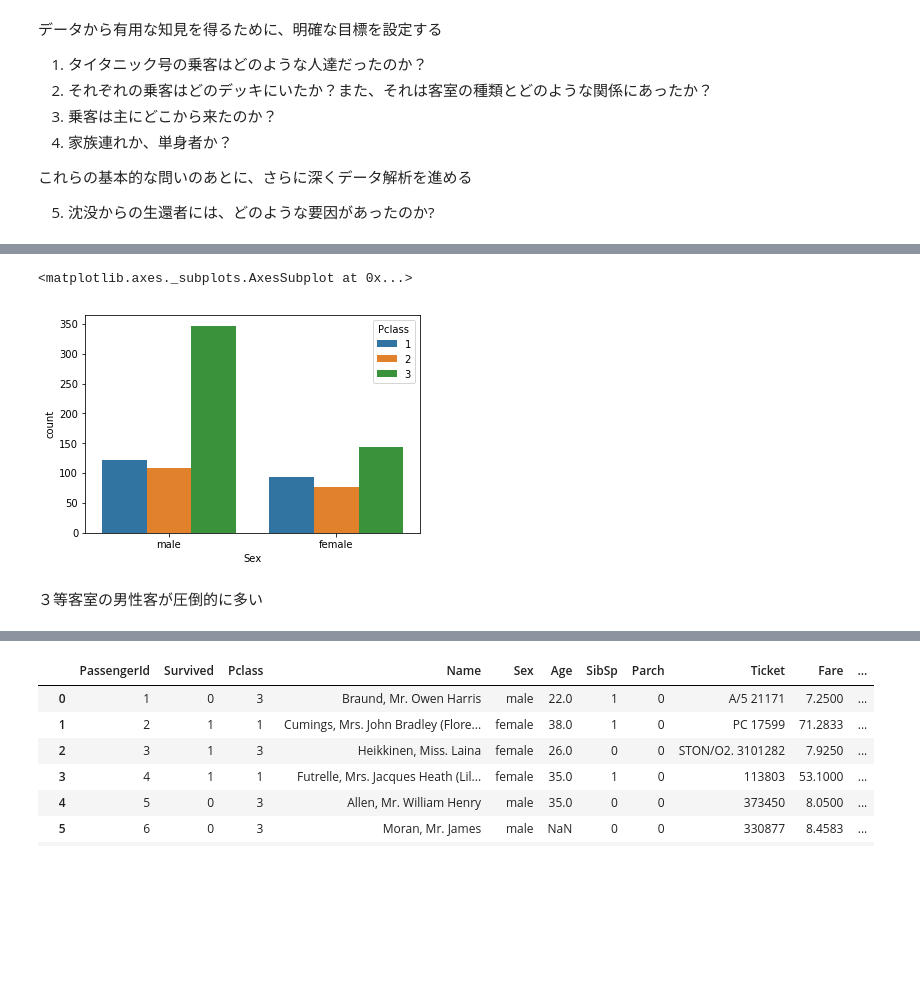
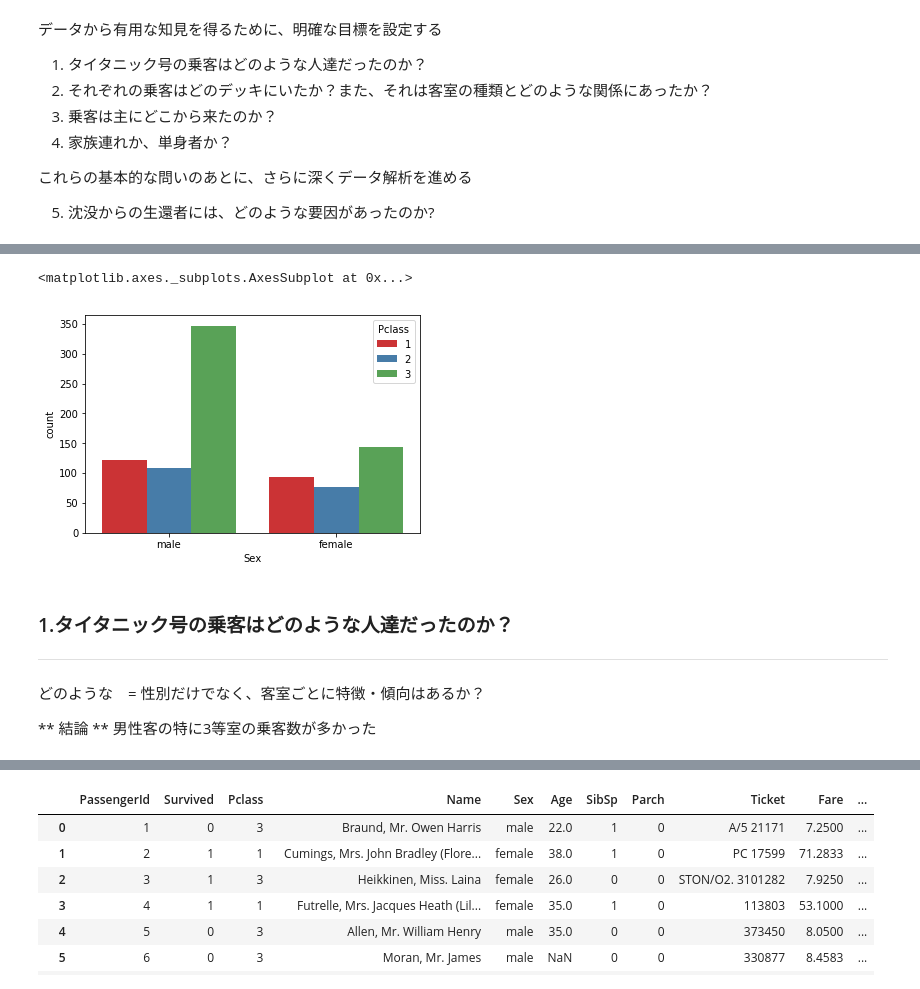
Before and after one commit to hide-fukano/DataScience, a Jupyter notebook: 01_titanic/タイタニック号のデータ解析.ipynb, the cells around one changed output, grey strips where cells are left out. Saved outputs shown, nothing was run; the diff lists cells and outputs as text; code cells hidden in the pictures; blank space fills up the shorter version.

```diff
--- a/01_titanic/タイタニック号のデータ解析.ipynb
+++ b/01_titanic/タイタニック号のデータ解析.ipynb
@@ -63,12 +77,18 @@ sns.countplot('Sex' ,data=titanic_df)
 # %%
 #　男女だけでなく客室別に表示させる
-# hue　はカテゴリごとに'色分けする'という意味。今回は客室ごとに色分けするという指示
+# hue　はカテゴリごとに'層別化'という意味。今回は客室ごとに色分けするという指示
+# sns.countplot('比較したい列名' ,取得データ名, hue='層別化したい列名')
 
-sns.countplot('Sex' ,data=titanic_df, hue='Pclass')
+sns.countplot('Sex' ,data=titanic_df, hue='Pclass', palette='Set1')
 # %% [output]
 <matplotlib.axes._subplots.AxesSubplot at 0x...>
-[figure, old version]
+[figure, new version]
-# %% [markdown]
-３等客室の男性客が圧倒的に多い
+# %% [markdown]
+### 1.タイタニック号の乗客はどのような人達だったのか？
+---
+どのような　= 性別だけでなく、客室ごとに特徴・傾向はあるか？
+
+** 結論 **
+男性客の特に3等室の乗客数が多かった
 # %%
 # 客室ごとにヒストグラムを作り、男女差を色分けする
```
Also changed, not shown: parts of 69 cells of this notebook.
